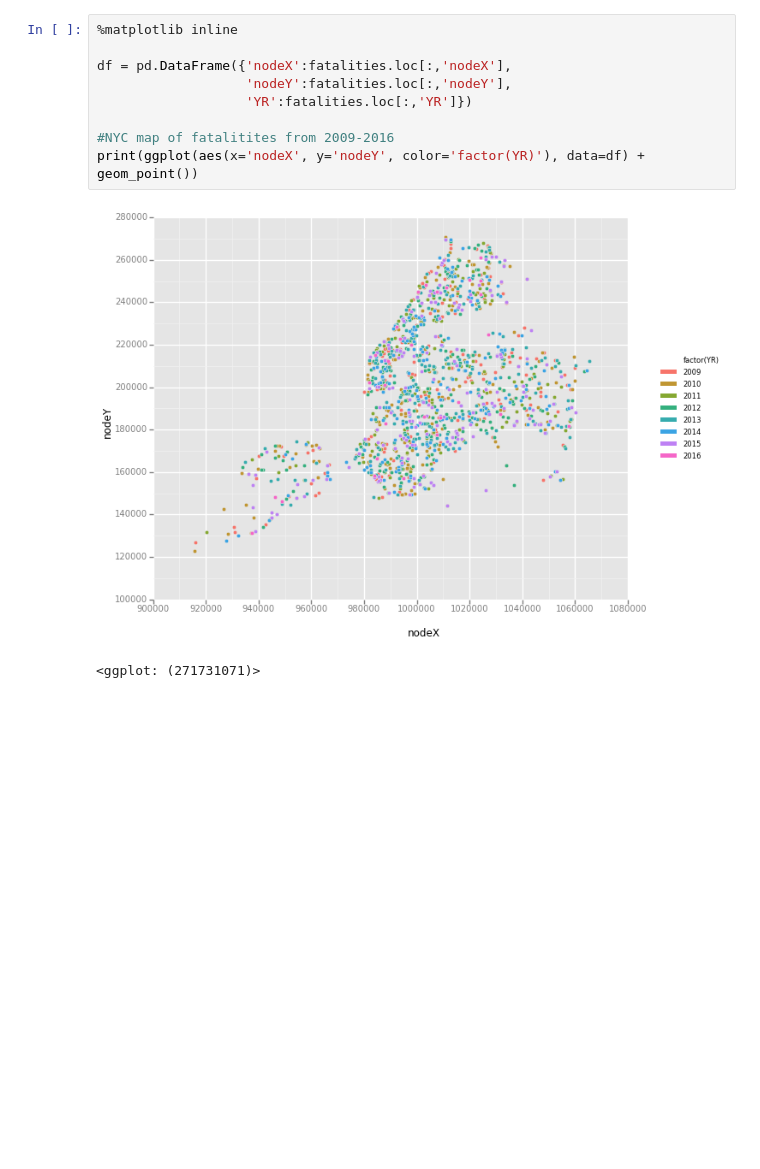
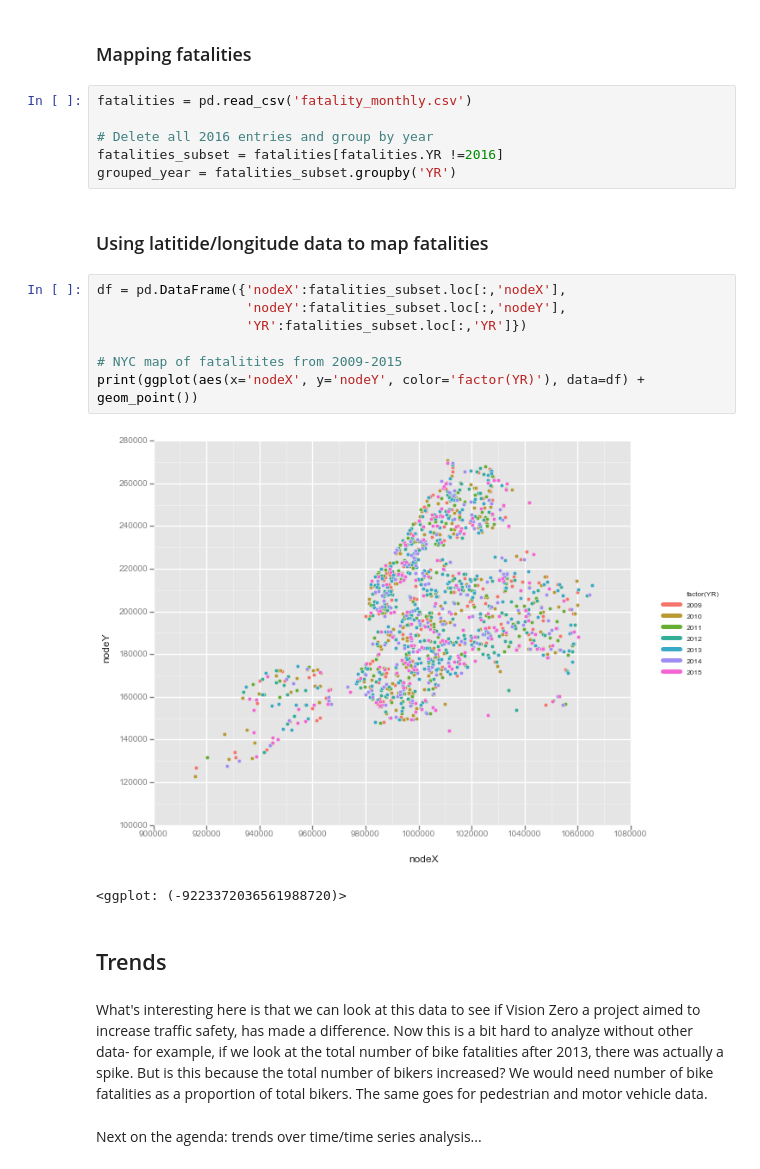
Before and after one commit to JoomiK/Accidents, a Jupyter notebook: Accidents.ipynb, the cells around one changed output. Saved outputs shown, nothing was run; the diff lists cells and outputs as text; blank space fills up the shorter version.

```diff
--- a/Accidents.ipynb
+++ b/Accidents.ipynb
@@ -62,12 +225,26 @@ from ggplot import *
+# %% [markdown]
+### Mapping fatalities
+# %%
+fatalities = pd.read_csv('fatality_monthly.csv')
+
+# Delete all 2016 entries and group by year
+fatalities_subset = fatalities[fatalities.YR !=2016]
+grouped_year = fatalities_subset.groupby('YR')
+# %% [markdown]
+### Using latitide/longitude data to map fatalities
 # %%
-%matplotlib inline
+df = pd.DataFrame({'nodeX':fatalities_subset.loc[:,'nodeX'],
+                   'nodeY':fatalities_subset.loc[:,'nodeY'],
+                   'YR':fatalities_subset.loc[:,'YR']})
 
-df = pd.DataFrame({'nodeX':fatalities.loc[:,'nodeX'],
-                   'nodeY':fatalities.loc[:,'nodeY'],
-                   'YR':fatalities.loc[:,'YR']})
-
-#NYC map of fatalitites from 2009-2016
+# NYC map of fatalitites from 2009-2015
 print(ggplot(aes(x='nodeX', y='nodeY', color='factor(YR)'), data=df) + geom_point())
 # %% [output]
-[figure, old version]
+[figure, new version]
-<ggplot: (271731071)>
+<ggplot: (-9223372036561988720)>
+# %% [markdown]
+## Trends
+# %% [markdown]
+What's interesting here is that we can look at this data to see if Vision Zero a project aimed to increase traffic safety, has made a difference. Now this is a bit hard to analyze without other data- for example, if we look at the total number of bike fatalities after 2013, there was actually a spike. But is this because the total number of bikers increased? We would need number of bike fatalities as a proportion of total bikers. The same goes for pedestrian and motor vehicle data.
+# %% [markdown]
+Next on the agenda: trends over time/time series analysis...
```
Also changed, not shown: parts of 30 cells of this notebook.
